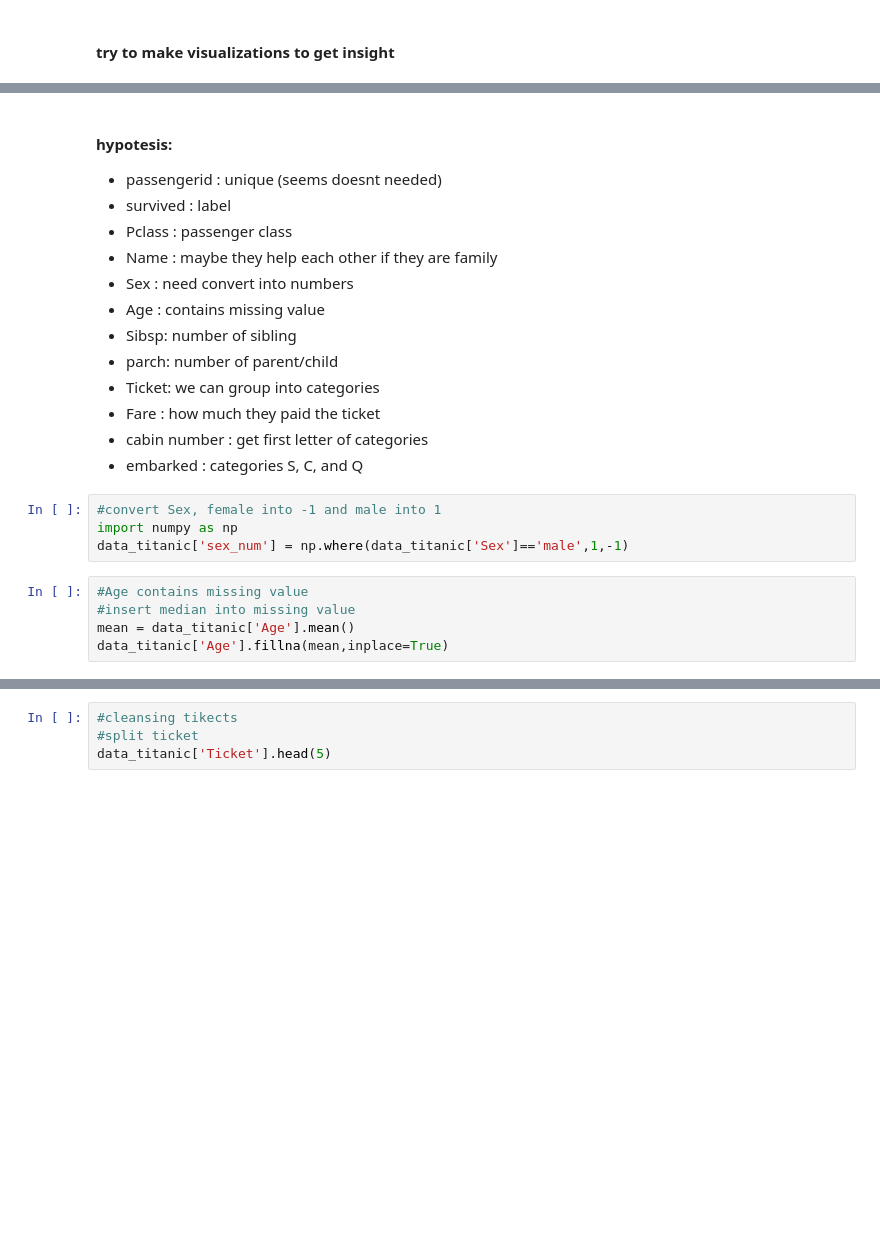
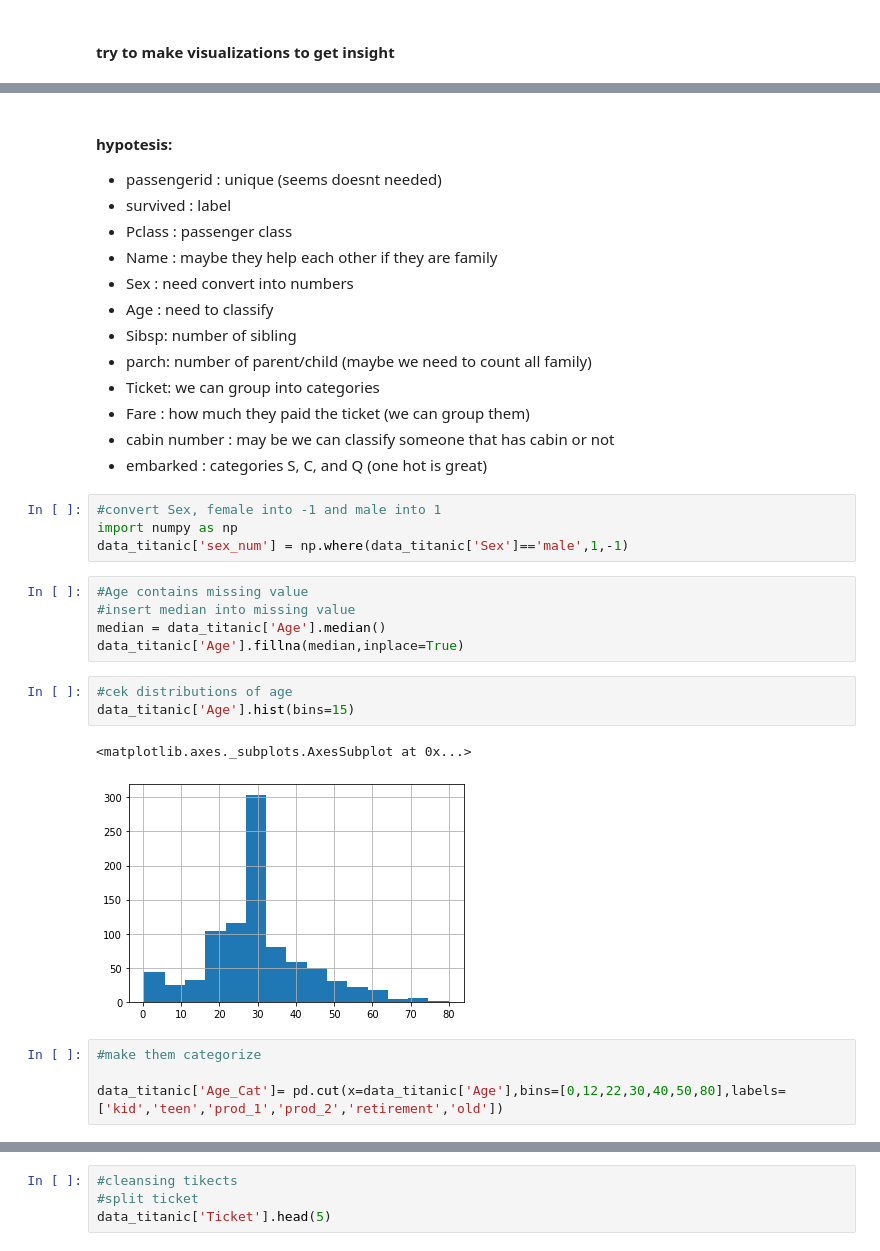
Before and after one commit to AjiNugroho/MachineLearning, a Jupyter notebook: titanic/titanic_disaster.ipynb, the cells around one changed output, grey strips where cells are left out. Saved outputs shown, nothing was run; the diff lists cells and outputs as text; blank space fills up the shorter version.

```diff
--- a/titanic/titanic_disaster.ipynb
+++ b/titanic/titanic_disaster.ipynb
@@ -86,13 +86,13 @@ sorted.head(50)
 - Pclass : passenger class
 - Name : maybe they help each other if they are family
 - Sex : need convert into numbers
-- Age : contains missing value
+- Age : need to classify
 - Sibsp: number of sibling
-- parch: number of parent/child
+- parch: number of parent/child (maybe we need to count all family)
 - Ticket: we can group into categories
-- Fare : how much they paid the ticket
-- cabin number : get first letter of categories
-- embarked : categories S, C, and Q
+- Fare : how much they paid the ticket (we can group them)
+- cabin number : may be we can classify someone that has cabin or not
+- embarked : categories S, C, and Q (one hot is great)
 # %%
 #convert Sex, female into -1 and male into 1
 import numpy as np
@@ -100,5 +100,15 @@ data_titanic['sex_num'] = np.where(data_titanic['Sex']=='male',1,-1)
 # %%
 #Age contains missing value
 #insert median into missing value
-mean = data_titanic['Age'].mean()
-data_titanic['Age'].fillna(mean,inplace=True)
+median = data_titanic['Age'].median()
+data_titanic['Age'].fillna(median,inplace=True)
+# %%
+#cek distributions of age
+data_titanic['Age'].hist(bins=15)
+# %% [output]
+<matplotlib.axes._subplots.AxesSubplot at 0x...>
+[figure, added]
+# %%
+#make them categorize
+
+data_titanic['Age_Cat']= pd.cut(x=data_titanic['Age'],bins=[0,12,22,30,40,50,80],labels=['kid','teen','prod_1','prod_2','retirement','old'])
```
Also changed, not shown: parts of 26 cells of this notebook.
